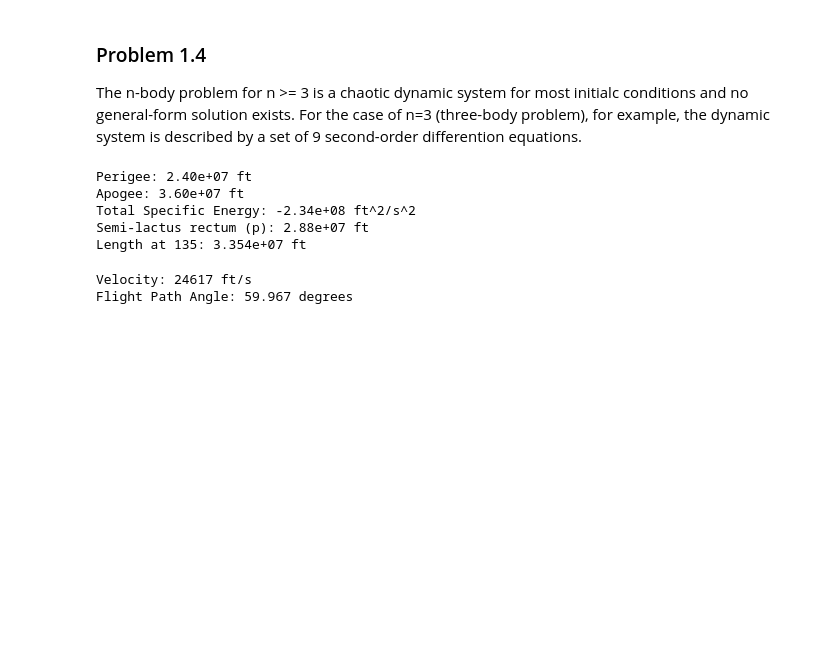
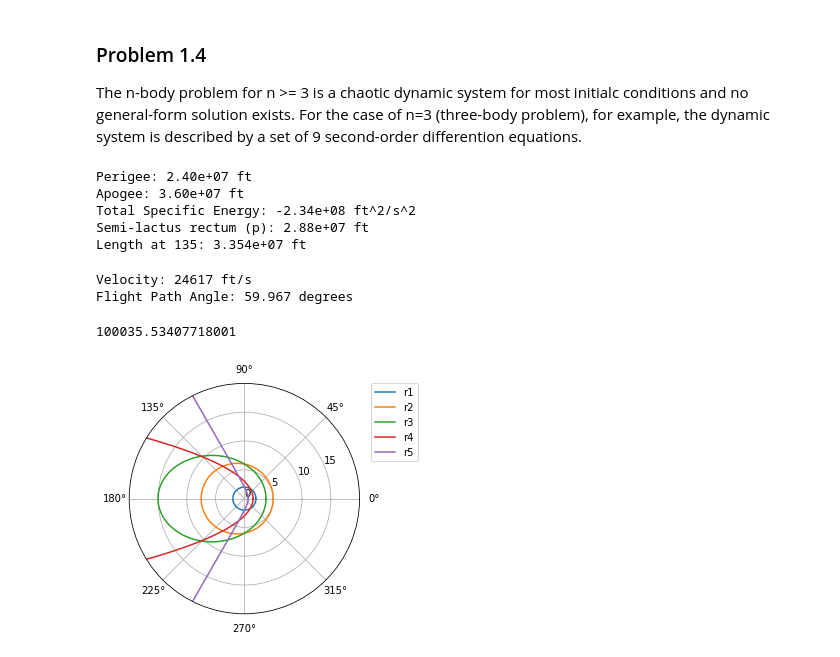
Before and after one commit to adamge95/Fundamentals-of-Astrodynamics, a Jupyter notebook: Chapter_1.ipynb, the cells around one changed output. Saved outputs shown, nothing was run; the diff lists cells and outputs as text; code cells hidden in the pictures; blank space fills up the shorter version.

```diff
--- a/Chapter_1.ipynb
+++ b/Chapter_1.ipynb
@@ -114,3 +113,59 @@ print("Flight Path Angle: %.3f degrees" % phi_f)
 # %% [output]
 Velocity: 24617 ft/s
 Flight Path Angle: 59.967 degrees
+# %%
+# Problem 1.11
+## Not done yet
+v0 = 10000 # ft/s
+r0 = 100000 # ft
+mu = 1.4076 * pow(10, 16)
+
+energy = v0*v0/2 - mu/r0
+
+rf = -mu/energy
+print(rf)
+# %% [output]
+100035.53407718001
+# %%
+# Problem 1.14
+
+#Given cases
+p1 = 2
+e1 = 0
+p2 = 6
+e2 = 0.2
+p3 = 6
+e3 = 0.6
+p4 = 3
+e4 = 1
+p5 = 2
+e5 = 2
+
+# Setting range of nu
+nu = np.arange(0, 2*np.pi, 0.01)
+
+# Compute the orbit for each case
+r1 = p1/(1 + e1*np.cos(nu))
+r2 = p2/(1 + e2*np.cos(nu))
+r3 = p3/(1 + e3*np.cos(nu))
+r4 = p4/(1 + e4*np.cos(nu))
+r5 = p5/(1 + e5*np.cos(nu))
+
+#  Set axes options
+fig1 = plt.figure()
+ax1 = fig1.add_axes([0.1,0.1,0.8,0.8], polar=True)
+ax1.set_ylim(0,20)
+ax1.set_yticks(np.arange(0, 20, 5))
+
+# Create plots
+ax1.plot(nu, r1, label='r1')
+ax1.plot(nu, r2, label='r2')
+ax1.plot(nu, r3, label='r3')
+ax1.plot(nu, r4, label='r4')
+ax1.plot(nu, r5, label='r5')
+
+# Show plots
+plt.legend(bbox_to_anchor=(1.05,1), loc='upper left', borderaxespad=0.)
+plt.show()
+# %% [output]
+[figure, added]
```
Also changed, not shown: parts of 3 cells of this notebook.
